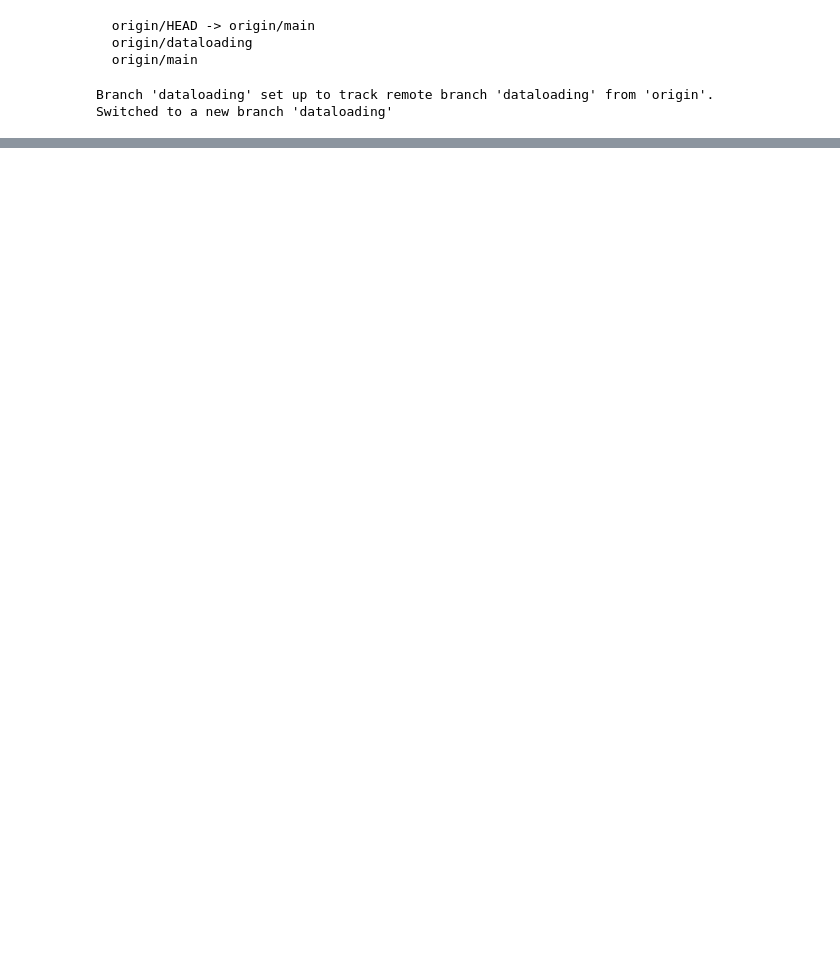
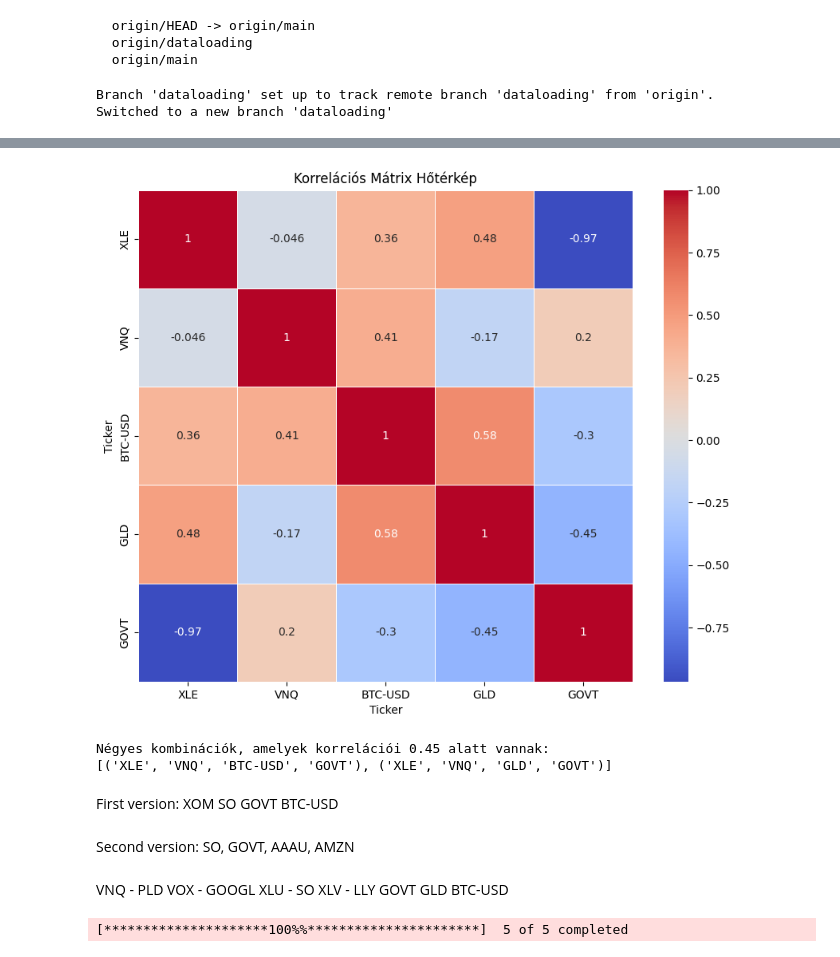
Before and after one commit to datavers/portfolio_idea, a Jupyter notebook: Portfolio.ipynb, the cells around one changed output, grey strips where cells are left out. Saved outputs shown, nothing was run; the diff lists cells and outputs as text; code cells hidden in the pictures; blank space fills up the shorter version.

```diff
--- a/Portfolio.ipynb
+++ b/Portfolio.ipynb
@@ -42,0 +115,9 @@ Switched to a new branch 'dataloading'
+# %%
+# Kiválasztjuk az összes 'Close' oszlopot
+close_prices_other = other_tickers.xs('Close', level=1, axis=1)
+
+# Az oszlopok átnevezése a ticker nevére
+close_prices_other.columns = close_prices_other.columns.get_level_values(0)
+
+# Eredmény megjelenítése
+print(close_prices_other)
@@ -42,0 +140,9 @@ Switched to a new branch 'dataloading'
+# %%
+# Hétvégi BTC árak kiszűrése
+
+# Sorok kiszűrése, ahol a 'GOVT' oszlopban null értékek vannak
+filtered_df = close_prices_other.dropna(subset=['GOVT'])
+
+# Szűrt DataFrame megjelenítése
+print("\nSzűrt DataFrame:")
+print(filtered_df)
@@ -42,0 +207,5 @@ Switched to a new branch 'dataloading'
+# %%
+# Új dataset készítése, ami már csak a kiválasztott 3-as csoportot tartalmazza
+filtered_close_prices = close_prices[['XLE', 'VNQ', 'BTC-USD']]
+print("Szűrt DataFrame:")
+print(filtered_close_prices)
@@ -42,0 +237,7 @@ Switched to a new branch 'dataloading'
+# %%
+# A DataFrame-ek összeillesztése közös index alapján
+df_combined = pd.merge(filtered_close_prices, filtered_df, left_index=True, right_index=True, suffixes=('_close', '_filtered'))
+
+# Eredmény megjelenítése
+print("\nÖsszeillesztett DataFrame:")
+print(df_combined)
@@ -42,0 +261,31 @@ Switched to a new branch 'dataloading'
+# %%
+df_comb_corr = df_combined.corr()
+# Létrehozzuk a hőtérképet
+plt.figure(figsize=(10, 8))
+sns.heatmap(df_comb_corr, annot=True, cmap='coolwarm', linewidths=0.5)
+plt.title('Korrelációs Mátrix Hőtérkép')
+plt.show()
+# %% [output]
+[figure, added]
+# %%
+# Határérték az erős korrelációra
+threshold = 0.5
+
+# Oszlopnevek lekérése
+columns = df_comb_corr.columns
+
+# Lehetséges hármas kombinációk létrehozása
+combs = combinations(columns, 4)
+
+# Hármas kombinációk szűrése a korrelációs értékek alapján
+selected_combinations = []
+for comb in combs:
+    if all(df_comb_corr.loc[comb[i], comb[j]] < threshold for i in range(4) for j in range(i+1, 4)):
+        selected_combinations.append(comb)
+
+# Megjelenítjük azokat a hármas kombinációkat, amelyek megfelelnek a feltételnek
+print("Négyes kombinációk, amelyek korrelációi 0.45 alatt vannak:")
+print(selected_combinations)
+# %% [output]
+Négyes kombinációk, amelyek korrelációi 0.45 alatt vannak:
+[('XLE', 'VNQ', 'BTC-USD', 'GOVT'), ('XLE', 'VNQ', 'GLD', 'GOVT')]
@@ -42,0 +295,17 @@ Switched to a new branch 'dataloading'
+# %% [markdown]
+First version: XOM SO GOVT BTC-USD
+# %% [markdown]
+Second version: SO, GOVT, AAAU, AMZN
+# %% [markdown]
+VNQ - PLD
+VOX - GOOGL
+XLU - SO
+XLV - LLY
+GOVT
+GLD
+BTC-USD
+# %%
+# top_picks = yf.download('PLD GOOGL SO LLY GOVT GLD BTC-USD', start='2020-01-01', group_by='ticker')
+top_picks = yf.download('XOM PLD GOVT AAAU BTC-USD', start='2020-01-01', group_by='ticker')
+# %% [output]
+[*********************100%%**********************]  5 of 5 completed
```
Also changed, not shown: parts of 38 cells of this notebook.
